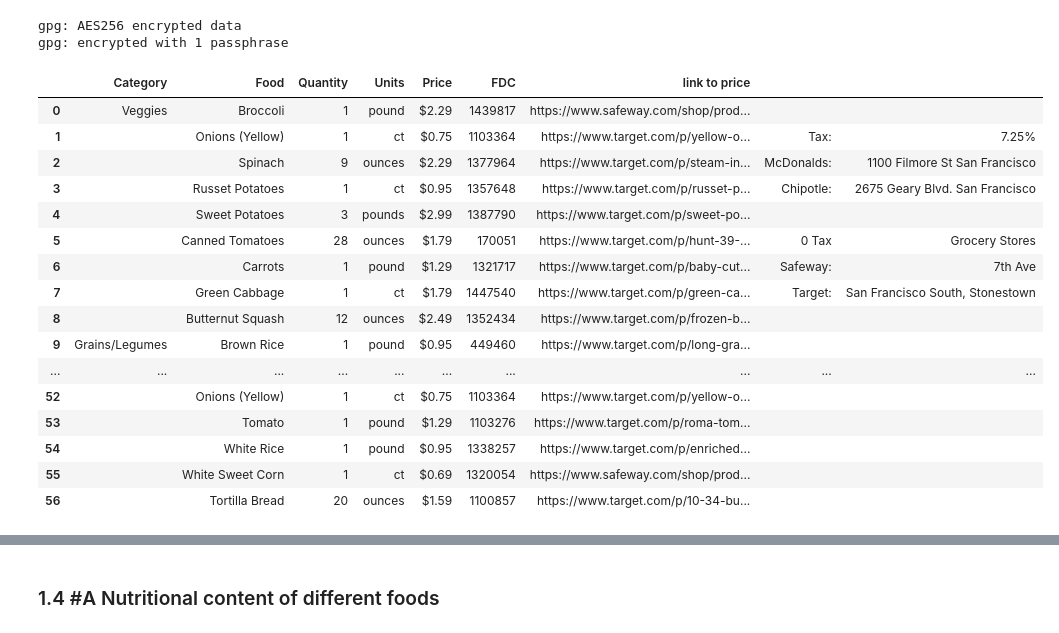
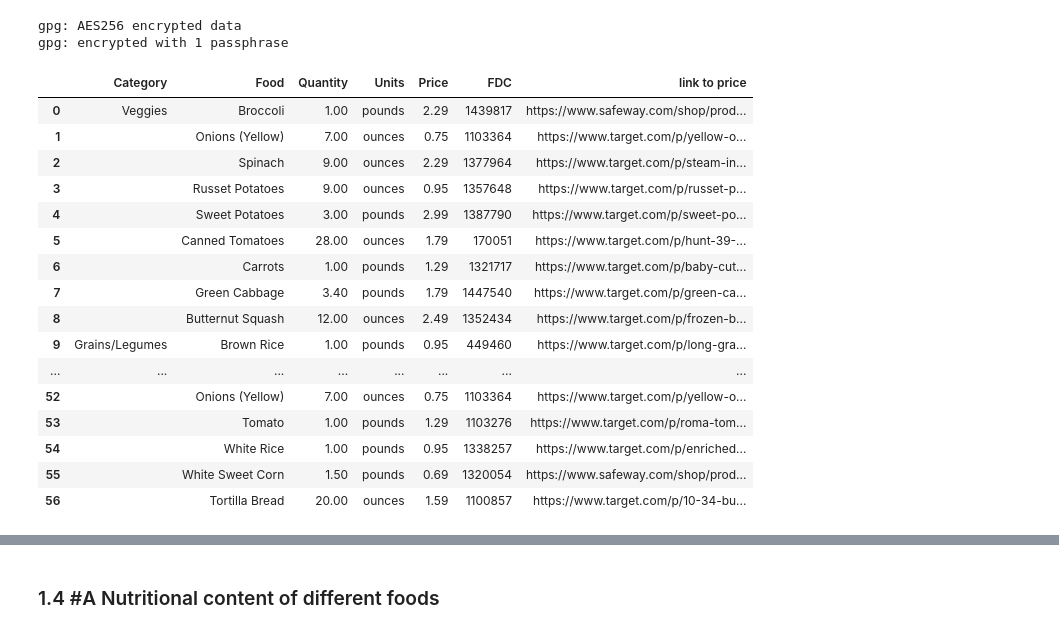
Before and after one commit to Avery-Joseph-Byrne/project2_casimir_funk, a Jupyter notebook: project2.ipynb, the cells around one changed output, grey strips where cells are left out. Drawn from its saved outputs; the diff is of its cells as text; code cells hidden in the pictures.

```diff
--- a/project2.ipynb
+++ b/project2.ipynb
@@ -105,26 +105,26 @@ gpg: encrypted with 1 passphrase
 # %%
 from eep153_tools import read_sheets
 
 # Accessing google sheets and convert to pandas.dataframe
-data = read_sheets(key=sheet_url, json_creds=serviceacct[user], sheet="Sheet1")
+data = read_sheets(key=sheet_url, json_creds=serviceacct[user], sheet="master")
 headers = data.iloc[0]
 df  = pd.DataFrame(data.values[1:], columns=headers)
 df
 # %% [output]
-|  | Category | Food | Quantity | Units | Price | FDC | link to price |  |  |
-| 0 | Veggies | Broccoli | 1 | pound | $2.29 | 1439817 | https://www.safeway.com/shop/prod... |  |  |
-| 1 |  | Onions (Yellow) | 1 | ct | $0.75 | 1103364 | https://www.target.com/p/yellow-o... | Tax: | 7.25% |
-| 2 |  | Spinach | 9 | ounces | $2.29 | 1377964 | https://www.target.com/p/steam-in... | McDonalds: | 1100 Filmore St San Francisco |
-| 3 |  | Russet Potatoes | 1 | ct | $0.95 | 1357648 | https://www.target.com/p/russet-p... | Chipotle: | 2675 Geary Blvd. San Francisco |
-| 4 |  | Sweet Potatoes | 3 | pounds | $2.99 | 1387790 | https://www.target.com/p/sweet-po... |  |  |
-| 5 |  | Canned Tomatoes | 28 | ounces | $1.79 | 170051 | https://www.target.com/p/hunt-39-... | 0 Tax | Grocery Stores |
-| 6 |  | Carrots | 1 | pound | $1.29 | 1321717 | https://www.target.com/p/baby-cut... | Safeway: | 7th Ave |
-| 7 |  | Green Cabbage | 1 | ct | $1.79 | 1447540 | https://www.target.com/p/green-ca... | Target: | San Francisco South, Stonestown |
-| 8 |  | Butternut Squash | 12 | ounces | $2.49 | 1352434 | https://www.target.com/p/frozen-b... |  |  |
-| 9 | Grains/Legumes | Brown Rice | 1 | pound | $0.95 | 449460 | https://www.target.com/p/long-gra... |  |  |
-| ... | ... | ... | ... | ... | ... | ... | ... | ... | ... |
-| 52 |  | Onions (Yellow) | 1 | ct | $0.75 | 1103364 | https://www.target.com/p/yellow-o... |  |  |
-| 53 |  | Tomato | 1 | pound | $1.29 | 1103276 | https://www.target.com/p/roma-tom... |  |  |
-| 54 |  | White Rice | 1 | pound | $0.95 | 1338257 | https://www.target.com/p/enriched... |  |  |
-| 55 |  | White Sweet Corn | 1 | ct | $0.69 | 1320054 | https://www.safeway.com/shop/prod... |  |  |
-| 56 |  | Tortilla Bread | 20 | ounces | $1.59 | 1100857 | https://www.target.com/p/10-34-bu... |  |  |
+|  | Category | Food | Quantity | Units | Price | FDC | link to price |
+| 0 | Veggies | Broccoli | 1.00 | pounds | 2.29 | 1439817 | https://www.safeway.com/shop/prod... |
+| 1 |  | Onions (Yellow) | 7.00 | ounces | 0.75 | 1103364 | https://www.target.com/p/yellow-o... |
+| 2 |  | Spinach | 9.00 | ounces | 2.29 | 1377964 | https://www.target.com/p/steam-in... |
+| 3 |  | Russet Potatoes | 9.00 | ounces | 0.95 | 1357648 | https://www.target.com/p/russet-p... |
+| 4 |  | Sweet Potatoes | 3.00 | pounds | 2.99 | 1387790 | https://www.target.com/p/sweet-po... |
+| 5 |  | Canned Tomatoes | 28.00 | ounces | 1.79 | 170051 | https://www.target.com/p/hunt-39-... |
+| 6 |  | Carrots | 1.00 | pounds | 1.29 | 1321717 | https://www.target.com/p/baby-cut... |
+| 7 |  | Green Cabbage | 3.40 | pounds | 1.79 | 1447540 | https://www.target.com/p/green-ca... |
+| 8 |  | Butternut Squash | 12.00 | ounces | 2.49 | 1352434 | https://www.target.com/p/frozen-b... |
+| 9 | Grains/Legumes | Brown Rice | 1.00 | pounds | 0.95 | 449460 | https://www.target.com/p/long-gra... |
+| ... | ... | ... | ... | ... | ... | ... | ... |
+| 52 |  | Onions (Yellow) | 7.00 | ounces | 0.75 | 1103364 | https://www.target.com/p/yellow-o... |
+| 53 |  | Tomato | 1.00 | pounds | 1.29 | 1103276 | https://www.target.com/p/roma-tom... |
+| 54 |  | White Rice | 1.00 | pounds | 0.95 | 1338257 | https://www.target.com/p/enriched... |
+| 55 |  | White Sweet Corn | 1.50 | pounds | 0.69 | 1320054 | https://www.safeway.com/shop/prod... |
+| 56 |  | Tortilla Bread | 20.00 | ounces | 1.59 | 1100857 | https://www.target.com/p/10-34-bu... |
```
Also changed, not shown: parts of 5 cells of this notebook.
